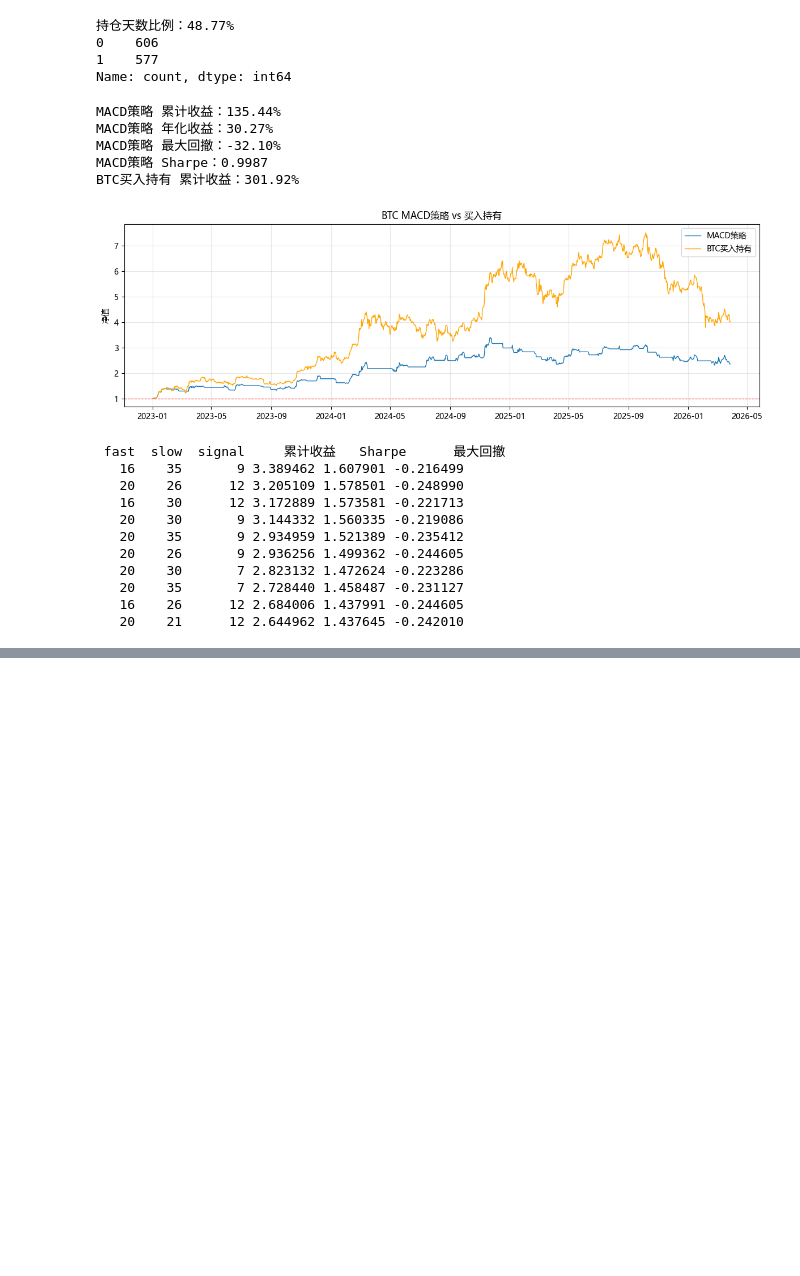
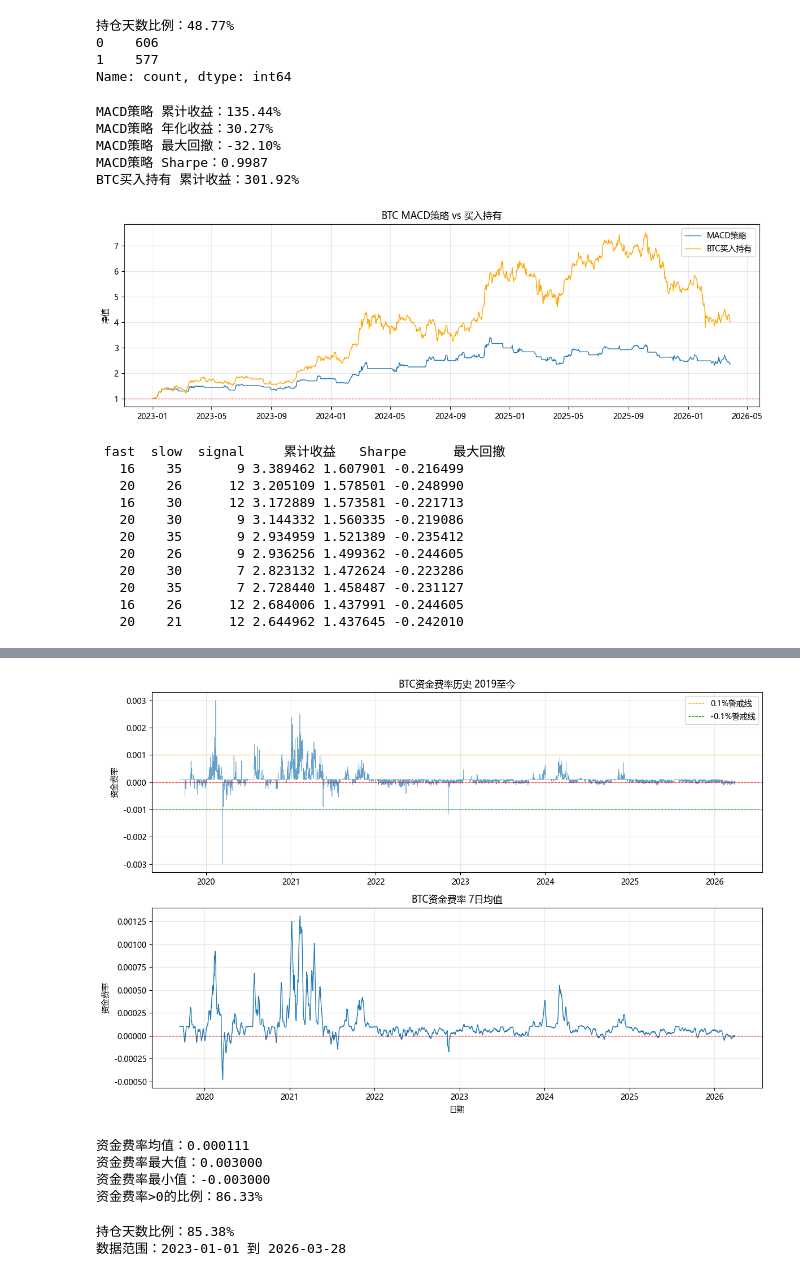
Before and after one commit to gh59/quant-research, a Jupyter notebook: 04_crypto/01_crypto_data.ipynb, the cells around one changed output, grey strips where cells are left out. Saved outputs shown, nothing was run; the diff lists cells and outputs as text; code cells hidden in the pictures; blank space fills up the shorter version.

```diff
--- a/04_crypto/01_crypto_data.ipynb
+++ b/04_crypto/01_crypto_data.ipynb
@@ -344,0 +563,20 @@ print(df_results.head(10).to_string(index=False))
+# %%
+exchange_binance = ccxt.binance({
+    'proxies': {
+        'http': 'http://127.0.0.1:7897',
+        'https': 'http://127.0.0.1:7897',
+    },
+    'options': {
+        'defaultType': 'future'
+    }
+})
+
+# 测试连接
+ping = exchange_binance.fetch_funding_rate_history(
+    "BTC/USDT",
+    limit=5,
+    since=exchange_binance.parse8601("2023-01-01T00:00:00Z")
+)
+print(f"条数：{len(ping)}")
+print(f"最早时间：{pd.to_datetime(ping[0]['timestamp'], unit='ms')}")
+print(ping[0])
@@ -344,0 +629,59 @@ print(df_results.head(10).to_string(index=False))
+# %%
+# 画资金费率走势
+fig, (ax1, ax2) = plt.subplots(2, 1, figsize=(12, 8))
+
+# 上图：资金费率原始数据
+ax1.plot(df_funding.index, df_funding["rate"], linewidth=0.5, alpha=0.7)
+ax1.axhline(y=0, color="red", linewidth=0.8, linestyle="--")
+ax1.axhline(y=0.001, color="orange", linewidth=0.8, linestyle="--", label="0.1%警戒线")
+ax1.axhline(y=-0.001, color="green", linewidth=0.8, linestyle="--", label="-0.1%警戒线")
+ax1.set_title("BTC资金费率历史 2019至今")
+ax1.set_ylabel("资金费率")
+ax1.legend()
+ax1.grid(True, alpha=0.3)
+
+# 下图：7日移动平均，更平滑
+df_funding["rate_ma7"] = df_funding["rate"].rolling(21).mean()  # 每天3次，21=7天
+ax2.plot(df_funding.index, df_funding["rate_ma7"], linewidth=1)
+ax2.axhline(y=0, color="red", linewidth=0.8, linestyle="--")
+ax2.set_title("BTC资金费率 7日均值")
+ax2.set_ylabel("资金费率")
+ax2.set_xlabel("日期")
+ax2.grid(True, alpha=0.3)
+
+plt.tight_layout()
+plt.show()
+
+print(f"资金费率均值：{df_funding['rate'].mean():.6f}")
+print(f"资金费率最大值：{df_funding['rate'].max():.6f}")
+print(f"资金费率最小值：{df_funding['rate'].min():.6f}")
+print(f"资金费率>0的比例：{(df_funding['rate']>0).mean():.2%}")
+# %% [output]
+[figure, added]
+资金费率均值：0.000111
+资金费率最大值：0.003000
+资金费率最小值：-0.003000
+资金费率>0的比例：86.33%
+# %%
+# 把资金费率转成日频数据（每天3次取均值）
+df_funding_daily = df_funding["rate"].resample("D").mean()
+
+# 7日移动平均
+funding_ma7 = df_funding_daily.rolling(7).mean()
+
+# 和BTC收盘价对齐
+close_btc = df_btc["close"]
+common_dates = close_btc.index.intersection(funding_ma7.index)
+
+close_btc = close_btc[common_dates]
+funding_signal = funding_ma7[common_dates]
+
+# 生成信号：资金费率过高时空仓
+signal_funding = pd.Series(1, index=common_dates)
+signal_funding[funding_signal > 0.0001] = 0  # 超过0.01%空仓
+
+print(f"持仓天数比例：{signal_funding.mean():.2%}")
+print(f"数据范围：{common_dates[0].date()} 到 {common_dates[-1].date()}")
+# %% [output]
+持仓天数比例：85.38%
+数据范围：2023-01-01 到 2026-03-28
```
Also changed, not shown: parts of 11 cells of this notebook, 2 other files.
